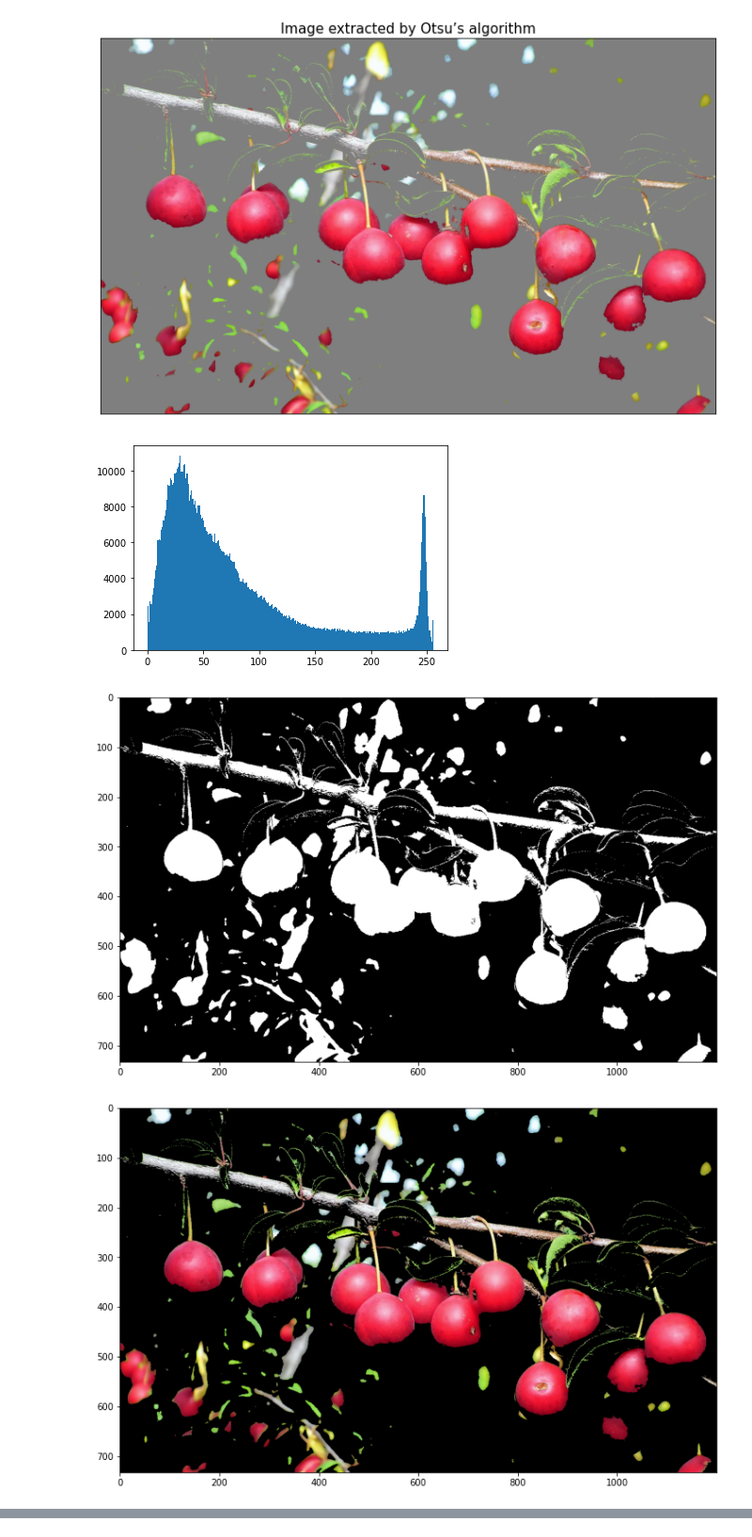
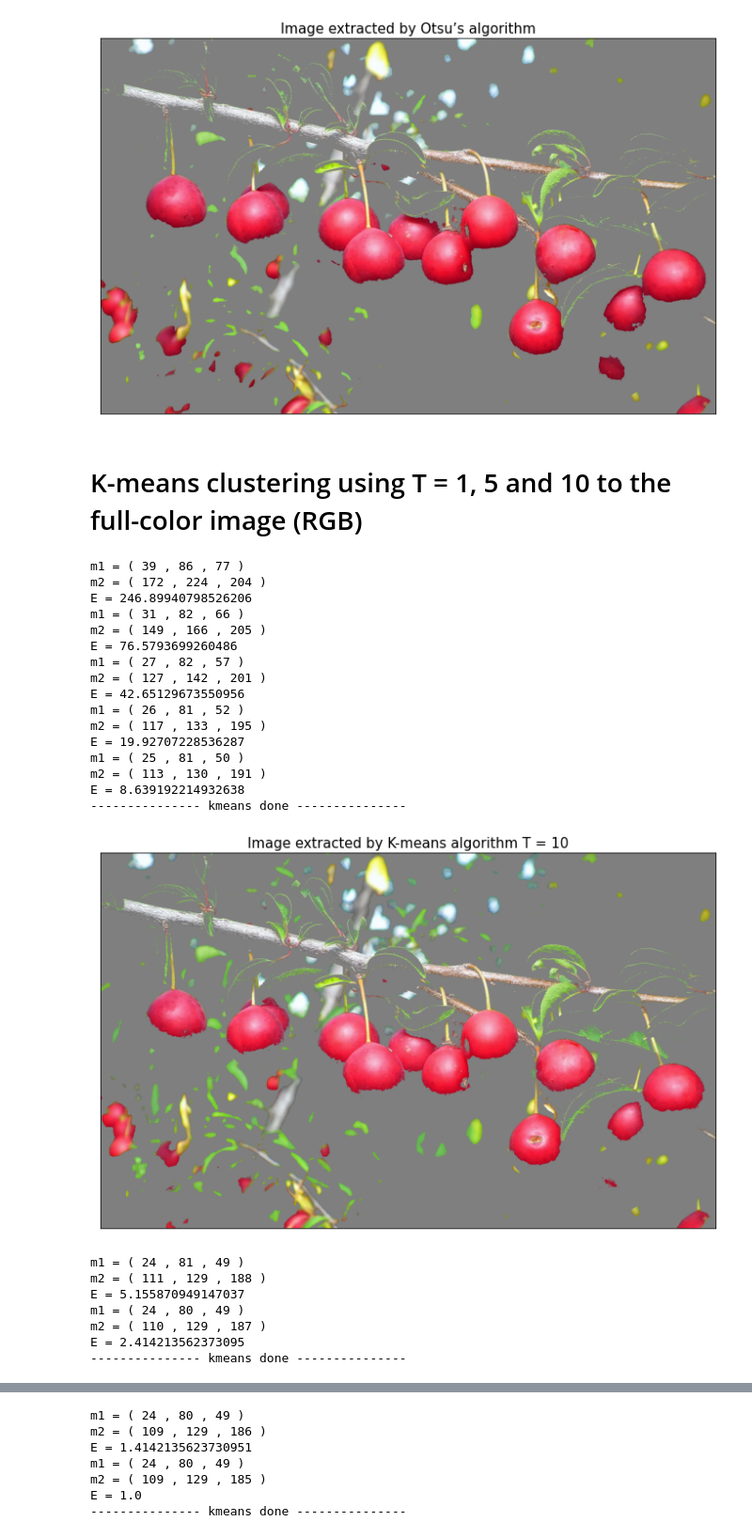
Before and after one commit to Louis5228/Digital-Image-Process, a Jupyter notebook: Image_segmentation_based_on_thresholding_and_clustering.ipynb, the cells around one changed output, grey strips where cells are left out. Shown at 94% size. Cells and saved outputs as stored; diff of their text form; code cells hidden in the pictures.

Commit message:
Add K-means algorithm

```diff
--- a/Image_segmentation_based_on_thresholding_and_clustering.ipynb
+++ b/Image_segmentation_based_on_thresholding_and_clustering.ipynb
@@ -77,21 +88,5 @@ plt.imshow(show_segment_img_Otsu)
 plt.show()
 # %% [output]
 [figure]
-# %%
-r = img[:,:,2]
-plt.hist(r.ravel(),256,[0,256])
-plt.show()
-ret,th = cv2.threshold(r,0,255,cv2.THRESH_BINARY+cv2.THRESH_OTSU)
-result = cv2.bitwise_and(img, img, mask=th)
-
-plt.figure(figsize=(12,12))
-plt.imshow(th,'gray')
-plt.show()
-plt.figure(figsize=(12,12))
-show_result = cv2.cvtColor(result, cv2.COLOR_BGR2RGB)
-plt.imshow(show_result)
-plt.show()
-# %% [output]
-[figure, removed]
-[figure, removed]
-[figure, removed]
+# %% [markdown]
+# K-means clustering using T = 1, 5 and 10 to the full-color image (RGB)
@@ -97,0 +195,27 @@ plt.show()
+# %%
+kmeans(x, y, z, kx, ky, kz, T, fig=0, N=N)
+# %% [output]
+m1 = ( 39 , 86 , 77 )
+m2 = ( 172 , 224 , 204 )
+E = 246.89940798526206
+m1 = ( 31 , 82 , 66 )
+m2 = ( 149 , 166 , 205 )
+E = 76.5793699260486
+m1 = ( 27 , 82 , 57 )
+m2 = ( 127 , 142 , 201 )
+E = 42.65129673550956
+m1 = ( 26 , 81 , 52 )
+m2 = ( 117 , 133 , 195 )
+E = 19.92707228536287
+m1 = ( 25 , 81 , 50 )
+m2 = ( 113 , 130 , 191 )
+E = 8.639192214932638
+--------------- kmeans done ---------------
+[figure, added]
+m1 = ( 24 , 81 , 49 )
+m2 = ( 111 , 129 , 188 )
+E = 5.155870949147037
+m1 = ( 24 , 80 , 49 )
+m2 = ( 110 , 129 , 187 )
+E = 2.414213562373095
+--------------- kmeans done ---------------
@@ -97,0 +223,7 @@ plt.show()
+m1 = ( 24 , 80 , 49 )
+m2 = ( 109 , 129 , 186 )
+E = 1.4142135623730951
+m1 = ( 24 , 80 , 49 )
+m2 = ( 109 , 129 , 185 )
+E = 1.0
+--------------- kmeans done ---------------
```
Also changed, not shown: parts of 4 cells of this notebook.
